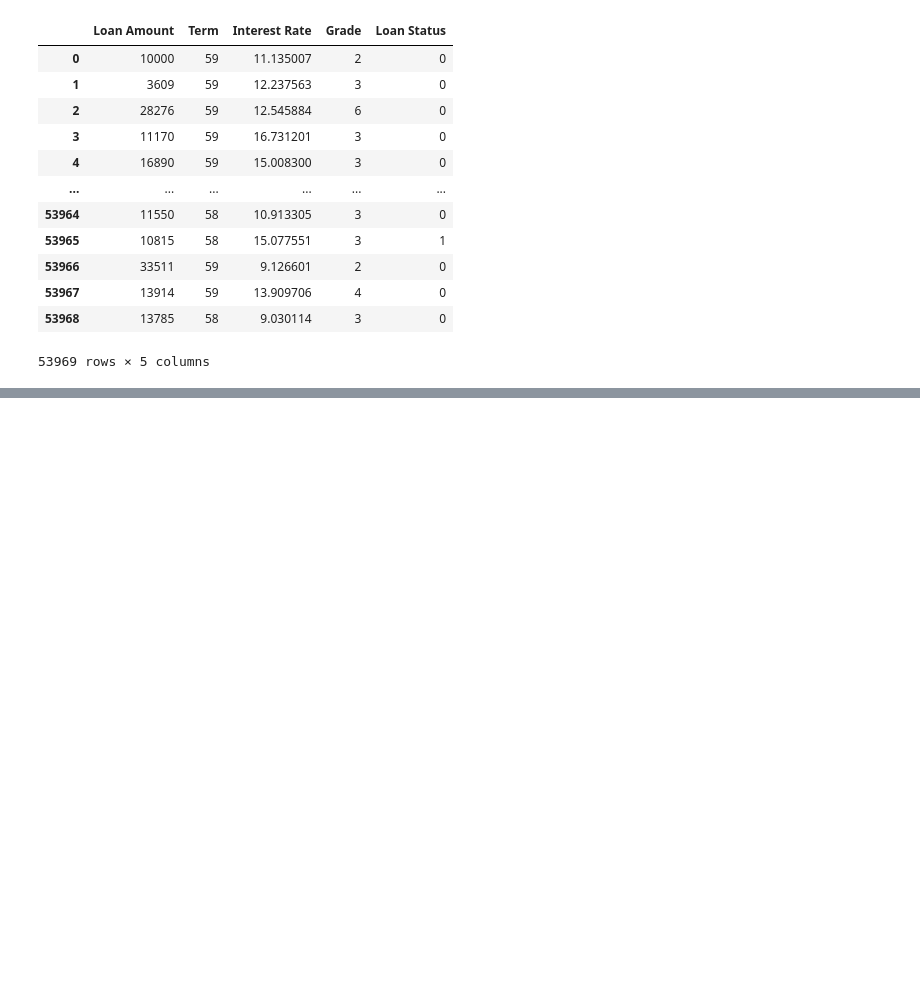
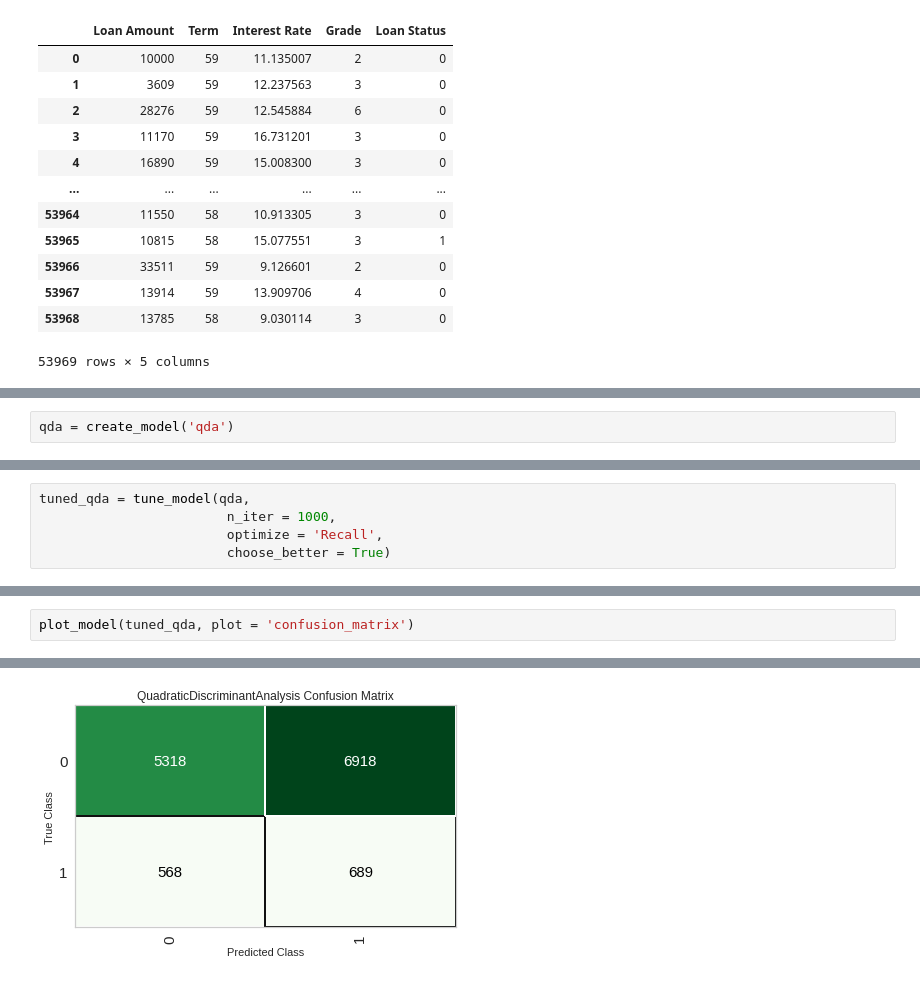
Before and after one commit to erickgt00/MLMCD, a Jupyter notebook: tareas/articuloextra.ipynb, the cells around one changed output, grey strips where cells are left out. Drawn from its saved outputs; the diff is of its cells as text; blank space fills up the shorter version.

```diff
--- a/tareas/articuloextra.ipynb
+++ b/tareas/articuloextra.ipynb
@@ -82,0 +142,2 @@ ModuleNotFoundError: ignored
+# %%
+qda = create_model('qda')
@@ -82,0 +243,5 @@ ModuleNotFoundError: ignored
+# %%
+tuned_qda = tune_model(qda,
+                        n_iter = 1000,
+                        optimize = 'Recall',
+                        choose_better = True)
@@ -82,0 +289,3 @@ ModuleNotFoundError: ignored
+# %%
+plot_model(tuned_qda, plot = 'confusion_matrix')
+# %% [output]
@@ -82,0 +293 @@ ModuleNotFoundError: ignored
+[figure, added]
```
Also changed, not shown: parts of 24 cells of this notebook.
